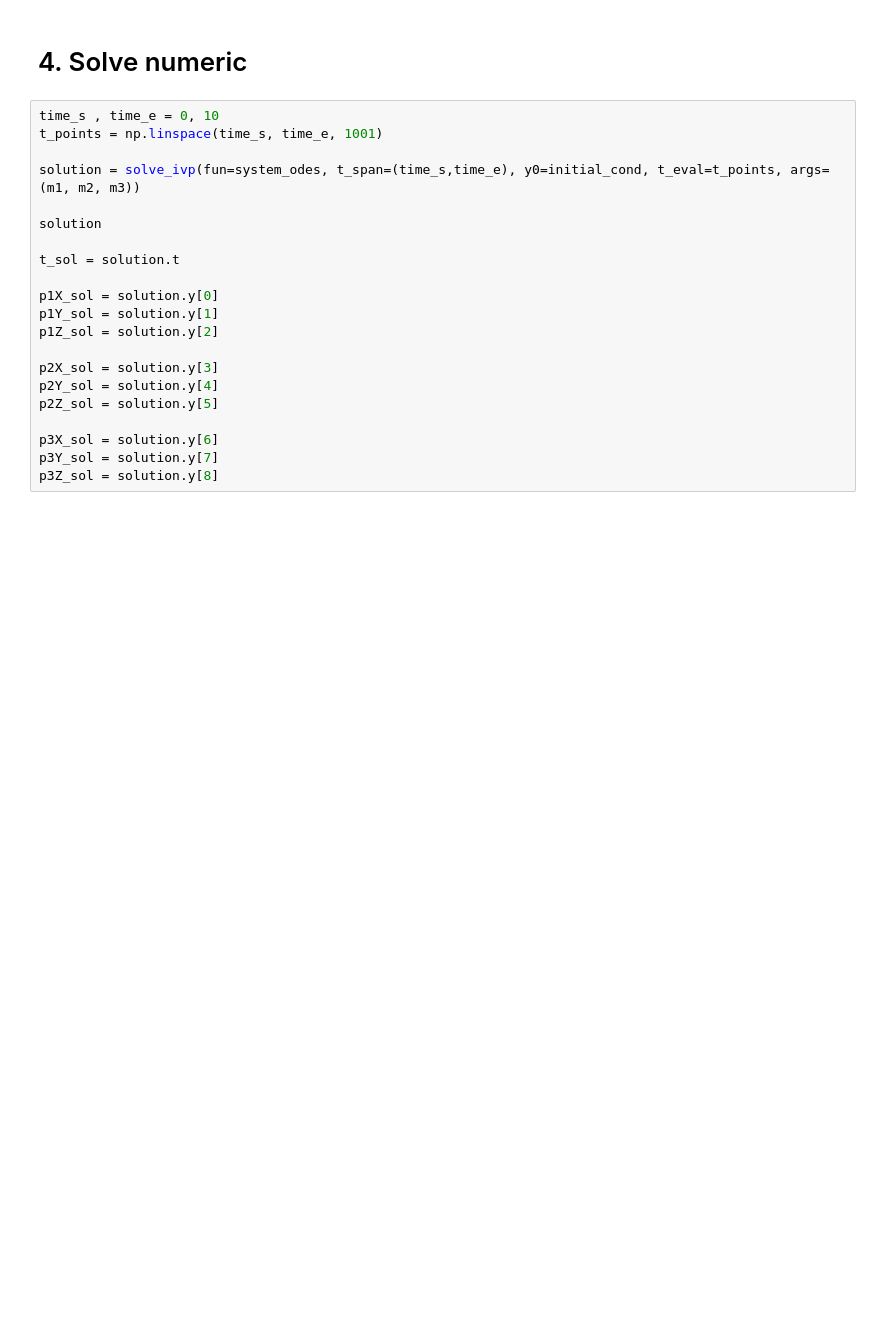
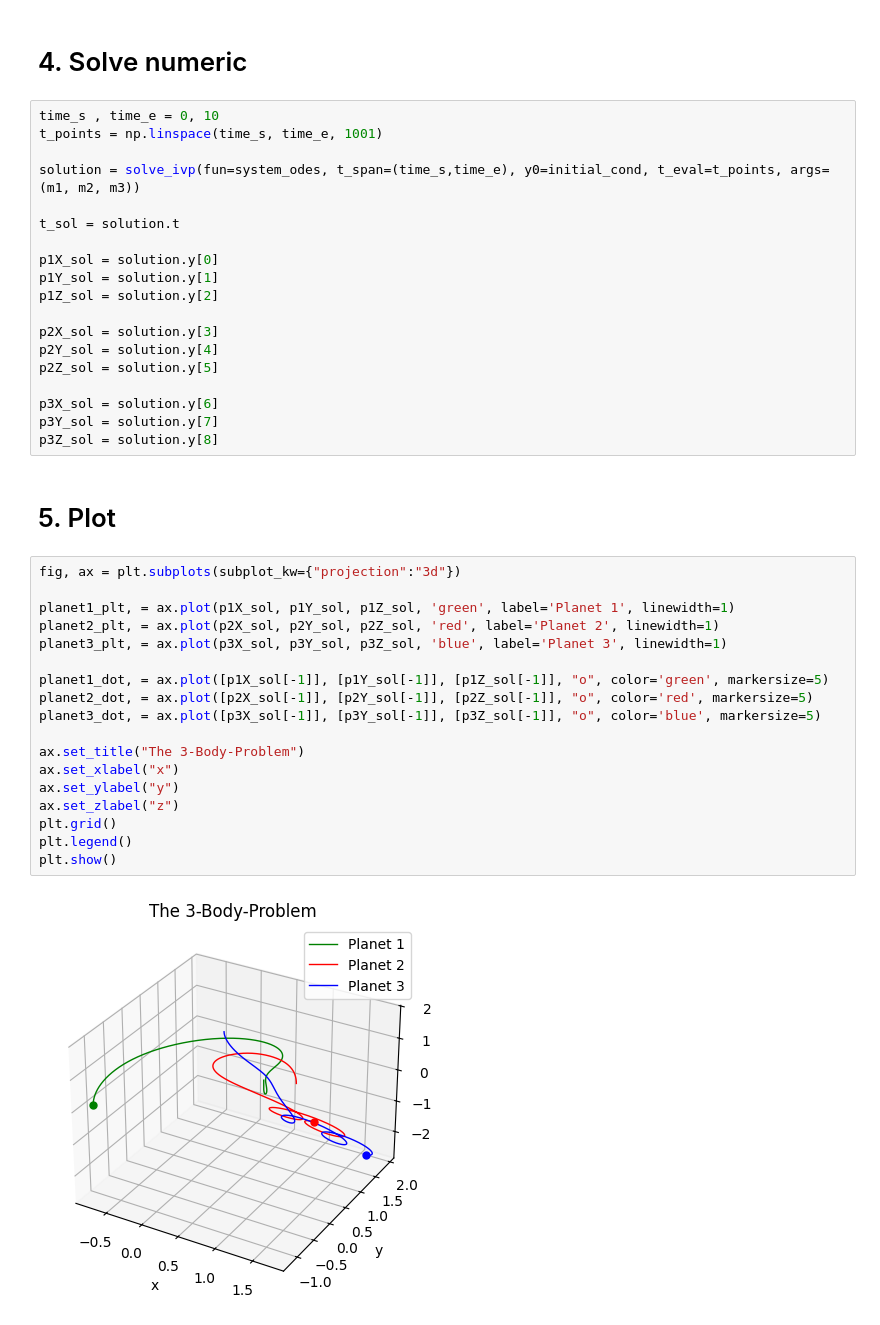
Before and after one commit to hetbhalani/3-Body-Problem, a Jupyter notebook: main.ipynb, the cells around one changed output. Drawn from its saved outputs; the diff is of its cells as text; blank space fills up the shorter version.

Commit message:
plot the planets trajectory

```diff
--- a/main.ipynb
+++ b/main.ipynb
@@ -51,8 +51,6 @@ time_s , time_e = 0, 10
 t_points = np.linspace(time_s, time_e, 1001)
 
 solution = solve_ivp(fun=system_odes, t_span=(time_s,time_e), y0=initial_cond, t_eval=t_points, args=(m1, m2, m3))
-
-solution
 
 t_sol = solution.t
 
@@ -67,3 +65,25 @@ p2Z_sol = solution.y[5]
 p3X_sol = solution.y[6]
 p3Y_sol = solution.y[7]
 p3Z_sol = solution.y[8]
+# %% [markdown]
+# 5. Plot
+# %%
+fig, ax = plt.subplots(subplot_kw={"projection":"3d"})
+
+planet1_plt, = ax.plot(p1X_sol, p1Y_sol, p1Z_sol, 'green', label='Planet 1', linewidth=1)
+planet2_plt, = ax.plot(p2X_sol, p2Y_sol, p2Z_sol, 'red', label='Planet 2', linewidth=1)
+planet3_plt, = ax.plot(p3X_sol, p3Y_sol, p3Z_sol, 'blue', label='Planet 3', linewidth=1)
+
+planet1_dot, = ax.plot([p1X_sol[-1]], [p1Y_sol[-1]], [p1Z_sol[-1]], "o", color='green', markersize=5)
+planet2_dot, = ax.plot([p2X_sol[-1]], [p2Y_sol[-1]], [p2Z_sol[-1]], "o", color='red', markersize=5)
+planet3_dot, = ax.plot([p3X_sol[-1]], [p3Y_sol[-1]], [p3Z_sol[-1]], "o", color='blue', markersize=5)
+
+ax.set_title("The 3-Body-Problem")
+ax.set_xlabel("x")
+ax.set_ylabel("y")
+ax.set_zlabel("z")
+plt.grid()
+plt.legend()
+plt.show()
+# %% [output]
+[figure, added]
```
